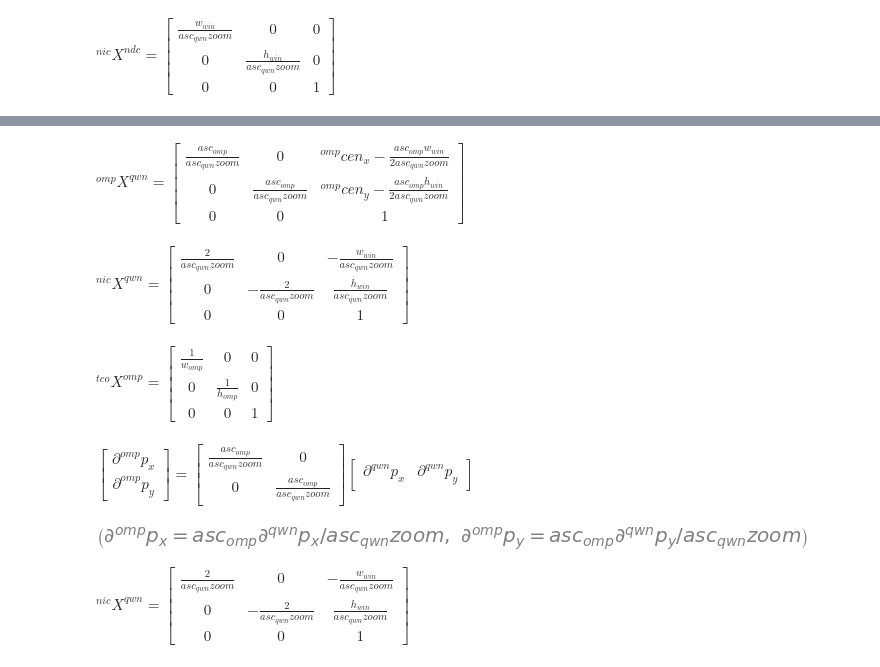
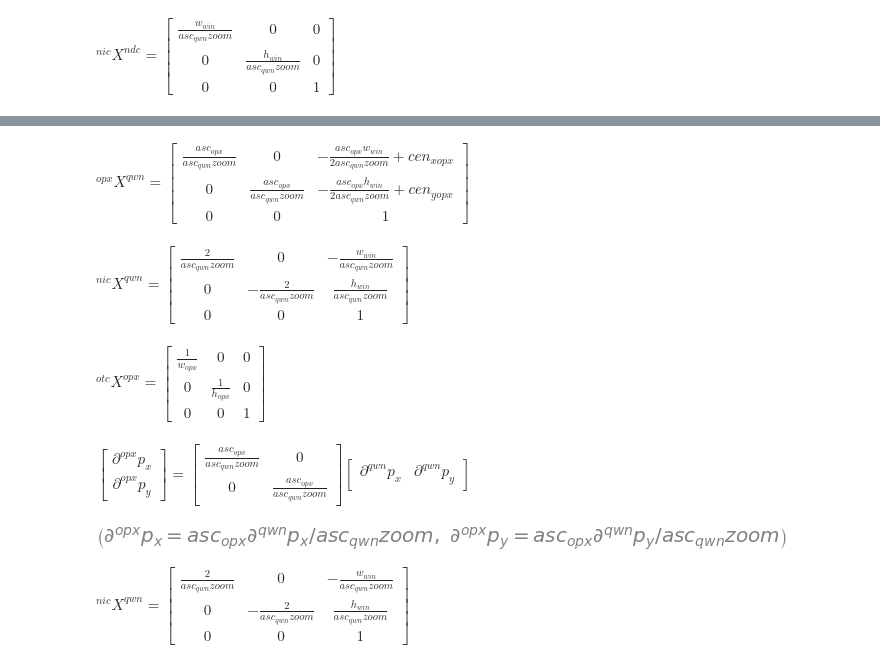
Before and after one commit to cmbruns/vimage, a Jupyter notebook: doc/vimage_transforms.ipynb, the cells around one changed output, grey strips where cells are left out. Cells and saved outputs as stored; diff of their text form; code cells hidden in the pictures.

```diff
--- a/doc/vimage_transforms.ipynb
+++ b/doc/vimage_transforms.ipynb
@@ -159,19 +159,23 @@ Eq(nic_X_ndc_s, nic_X_ndc_m, evaluate=False)
 # %% [output]
 $\displaystyle ^{nic}X^{ndc} = \left[\begin{matrix}\frac{w_{win}}{asc_{qwn} zoom} & 0 & 0\\0 & \frac{h_{win}}{asc_{qwn} zoom} & 0\\0 & 0 & 1\end{matrix}\right]$
 # %%
-# omp_X_nic: Transform from normalized image coordinates to oriented image pixels
+# opx_X_nic: Transform from normalized image coordinates to oriented image pixels
+
+w_opx, h_opx = symbols("w_opx, h_opx")
+cen_x_opx, cen_y_opx = symbols("cen_x_opx, cen_y_opx")
+asc_opx = symbols("asc_opx")
 
 center_shift = Matrix([
-    [1, 0, -2 * (w_omp / 2 - cen_x_omp) / asc_omp],
-    [0, 1, 2 * (h_omp / 2 - cen_y_omp) / asc_omp],
+    [1, 0, -2 * (w_opx / 2 - cen_x_opx) / asc_opx],
+    [0, 1, 2 * (h_opx / 2 - cen_y_opx) / asc_opx],
     [0, 0, 1],
 ])
 
-omp_X_nic_m = Matrix([
-    [asc_omp / 2, 0, w_omp / 2],
-    [0, -asc_omp / 2, h_omp / 2],
+opx_X_nic_m = Matrix([
+    [asc_opx / 2, 0, w_opx / 2],
+    [0, -asc_opx / 2, h_opx / 2],
     [0, 0, 1],
 ]) * center_shift
 
-Eq(omp_X_nic_s, omp_X_nic_m, evaluate=False)
+Eq(opx_X_nic_s, opx_X_nic_m, evaluate=False)
 # %% [output]
@@ -187,8 +191,8 @@ $\displaystyle ^{ndc}X^{omp} = \left[\begin{matrix}\frac{2 asc_{qwn} zoom}{asc_{
 # %%
-omp_X_qwn_m = omp_X_nic_m * nic_X_ndc_m * ndc_X_qwn_m
-Eq(omp_X_qwn_s, omp_X_qwn_m, evaluate=False)
+opx_X_qwn_m = opx_X_nic_m * nic_X_ndc_m * ndc_X_qwn_m
+Eq(opx_X_qwn_s, opx_X_qwn_m, evaluate=False)
 # %% [output]
-$\displaystyle ^{omp}X^{qwn} = \left[\begin{matrix}\frac{asc_{omp}}{asc_{qwn} zoom} & 0 & ^{omp}cen_x - \frac{asc_{omp} w_{win}}{2 asc_{qwn} zoom}\\0 & \frac{asc_{omp}}{asc_{qwn} zoom} & ^{omp}cen_y - \frac{asc_{omp} h_{win}}{2 asc_{qwn} zoom}\\0 & 0 & 1\end{matrix}\right]$
+$\displaystyle ^{opx}X^{qwn} = \left[\begin{matrix}\frac{asc_{opx}}{asc_{qwn} zoom} & 0 & - \frac{asc_{opx} w_{win}}{2 asc_{qwn} zoom} + cen_{x opx}\\0 & \frac{asc_{opx}}{asc_{qwn} zoom} & - \frac{asc_{opx} h_{win}}{2 asc_{qwn} zoom} + cen_{y opx}\\0 & 0 & 1\end{matrix}\right]$
 # %%
 nic_X_qwn_s = symbols("^{nic}X^{qwn}")
 Eq(nic_X_qwn_s, nic_X_ndc_m * ndc_X_qwn_m, evaluate=False)
@@ -232,29 +236,29 @@ assert test_m * Matrix([w_win/2, h_win/2, 1]) == Matrix([w_omp/2, h_omp/2, 1]) #
 # %%
 # Conversion from image pixel coordinates to oriented texture coordinates
 
-tco_X_omp = Matrix([
-    [1/w_omp, 0, 0],
-    [0, 1/h_omp, 0],
+otc_X_opx = Matrix([
+    [1/w_opx, 0, 0],
+    [0, 1/h_opx, 0],
     [0, 0, 1],
 ])
 
-Eq(symbols("^{tco}X^{omp}"), tco_X_omp, evaluate=False)
+Eq(symbols("^{otc}X^{opx}"), otc_X_opx, evaluate=False)
 # %% [output]
-$\displaystyle ^{tco}X^{omp} = \left[\begin{matrix}\frac{1}{w_{omp}} & 0 & 0\\0 & \frac{1}{h_{omp}} & 0\\0 & 0 & 1\end{matrix}\right]$
+$\displaystyle ^{otc}X^{opx} = \left[\begin{matrix}\frac{1}{w_{opx}} & 0 & 0\\0 & \frac{1}{h_{opx}} & 0\\0 & 0 & 1\end{matrix}\right]$
 # %%
 # Jacobian for dragging in rectangular images
-d_omp_x, d_omp_y = symbols("{\partial}^{omp}p_x, {\partial}^{omp}p_y")
+d_opx_x, d_opx_y = symbols("{\partial}^{opx}p_x, {\partial}^{opx}p_y")
 d_qwn_x, d_qwn_y = symbols("{\partial}^{qwn}p_x, {\partial}^{qwn}p_y")
 ue = UnevaluatedExpr
-Eq(Matrix([d_omp_x, d_omp_y]), ue(omp_X_qwn_m[0:2,0:2]) * ue(Matrix([d_qwn_x, d_qwn_y]).T), evaluate=False)
+Eq(Matrix([d_opx_x, d_opx_y]), ue(opx_X_qwn_m[0:2,0:2]) * ue(Matrix([d_qwn_x, d_qwn_y]).T), evaluate=False)
 # %% [output]
-$\displaystyle \left[\begin{matrix}{\partial}^{omp}p_x\\{\partial}^{omp}p_y\end{matrix}\right] = \left[\begin{matrix}\frac{asc_{omp}}{asc_{qwn} zoom} & 0\\0 & \frac{asc_{omp}}{asc_{qwn} zoom}\end{matrix}\right] \left[\begin{matrix}{\partial}^{qwn}p_x & {\partial}^{qwn}p_y\end{matrix}\right]$
+$\displaystyle \left[\begin{matrix}{\partial}^{opx}p_x\\{\partial}^{opx}p_y\end{matrix}\right] = \left[\begin{matrix}\frac{asc_{opx}}{asc_{qwn} zoom} & 0\\0 & \frac{asc_{opx}}{asc_{qwn} zoom}\end{matrix}\right] \left[\begin{matrix}{\partial}^{qwn}p_x & {\partial}^{qwn}p_y\end{matrix}\right]$
 # %%
 # Final expressions for the change in image pixels for a change in window pixels.
 # Increment the image center by the negative of this change, to pan the image with the mouse.
-Eq(d_omp_x, omp_X_qwn_m[0,0] * d_qwn_x, evaluate=False), Eq(d_omp_y, omp_X_qwn_m[1,1] * d_qwn_y, evaluate=False)
+Eq(d_opx_x, opx_X_qwn_m[0,0] * d_qwn_x, evaluate=False), Eq(d_opx_y, opx_X_qwn_m[1,1] * d_qwn_y, evaluate=False)
 # %% [output]
-[figure, old version]
+[figure, new version]
 # %%
 # For 360 images, we want to pause at the nic coordinates,
 #  then add projection-specific transforms for each 360 projection
```
Also changed, not shown: parts of 13 cells of this notebook, 1 other file.
